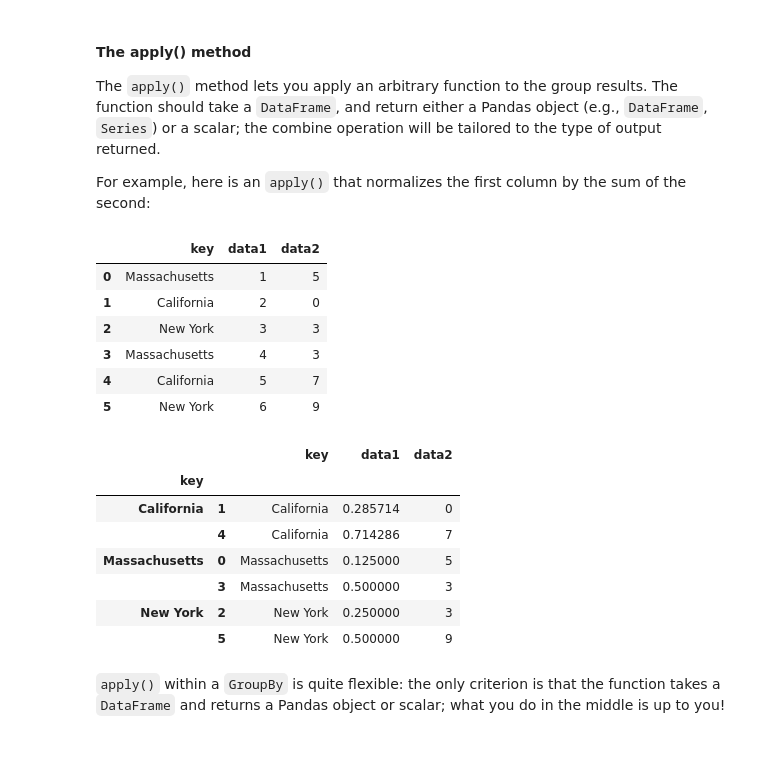
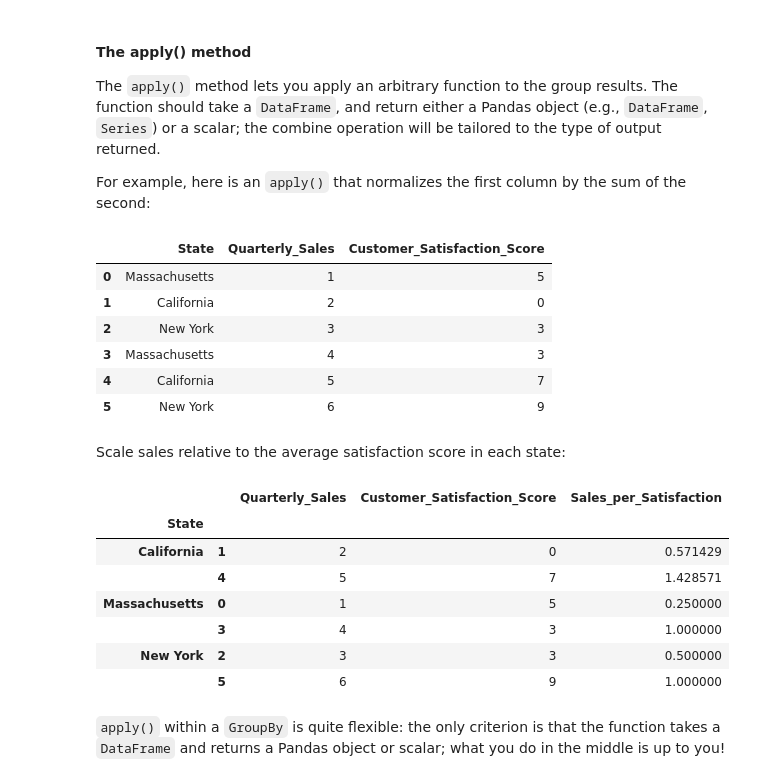
Before and after one commit to soltaniehha/Intro-to-Data-Analytics, a Jupyter notebook: 06-Data-Transformation/01-Aggregation-and-Grouping.ipynb, the cells around one changed output. Drawn from its saved outputs; the diff is of its cells as text; code cells hidden in the pictures; blank space fills up the shorter version.

```diff
--- a/06-Data-Transformation/01-Aggregation-and-Grouping.ipynb
+++ b/06-Data-Transformation/01-Aggregation-and-Grouping.ipynb
@@ -300,8 +295,10 @@ In particular, ``GroupBy`` objects have ``aggregate()``, ``filter()``, ``transfo
 For the purpose of the following subsections, we'll use this ``DataFrame``:
 # %%
 rng = np.random.RandomState(0)
-df = pd.DataFrame({'key': ['Massachusetts', 'California', 'New York', 'Massachusetts', 'California', 'New York'],
-                   'data1': range(1,7),
-                   'data2': rng.randint(0, 10, 6)})
+df = pd.DataFrame({
+    'State': ['Massachusetts', 'California', 'New York', 'Massachusetts', 'California', 'New York'],
+    'Quarterly_Sales': range(1, 7),
+    'Customer_Satisfaction_Score': rng.randint(0, 10, 6)
+})
 df
 # %% [output]
@@ -419,29 +415,32 @@ For example, here is an ``apply()`` that normalizes the first column by the sum
 # %%
 df
 # %% [output]
-|  | key | data1 | data2 |
+|  | State | Quarterly_Sales | Customer_Satisfaction_Score |
 | 0 | Massachusetts | 1 | 5 |
 | 1 | California | 2 | 0 |
 | 2 | New York | 3 | 3 |
 | 3 | Massachusetts | 4 | 3 |
 | 4 | California | 5 | 7 |
 | 5 | New York | 6 | 9 |
+# %% [markdown]
+Scale sales relative to the average satisfaction score in each state:
 # %%
-def norm_by_data2(x):
-    # x is a DataFrame of group values
-    x['data1'] /= x['data2'].sum()
+def sales_per_satisfaction(x):
+    x['Sales_per_Satisfaction'] = x['Quarterly_Sales'] / x['Customer_Satisfaction_Score'].mean()
     return x
 
-df.groupby('key').apply(norm_by_data2)
+df.groupby('State', group_keys=True).apply(
+    sales_per_satisfaction, include_groups=False
+)
 # %% [output]
-|  |  | key | data1 | data2 |
-| key |  |  |  |  |
-| California | 1 | California | 0.285714 | 0 |
-|  | 4 | California | 0.714286 | 7 |
-| Massachusetts | 0 | Massachusetts | 0.125000 | 5 |
-|  | 3 | Massachusetts | 0.500000 | 3 |
-| New York | 2 | New York | 0.250000 | 3 |
-|  | 5 | New York | 0.500000 | 9 |
+|  |  | Quarterly_Sales | Customer_Satisfaction_Score | Sales_per_Satisfaction |
+| State |  |  |  |  |
+| California | 1 | 2 | 0 | 0.571429 |
+|  | 4 | 5 | 7 | 1.428571 |
+| Massachusetts | 0 | 1 | 5 | 0.250000 |
+|  | 3 | 4 | 3 | 1.000000 |
+| New York | 2 | 3 | 3 | 0.500000 |
+|  | 5 | 6 | 9 | 1.000000 |
 # %% [markdown]
 ``apply()`` within a ``GroupBy`` is quite flexible: the only criterion is that the function takes a ``DataFrame`` and returns a Pandas object or scalar; what you do in the middle is up to you!
 # %% [markdown]
```
Also changed, not shown: parts of 47 cells of this notebook.
